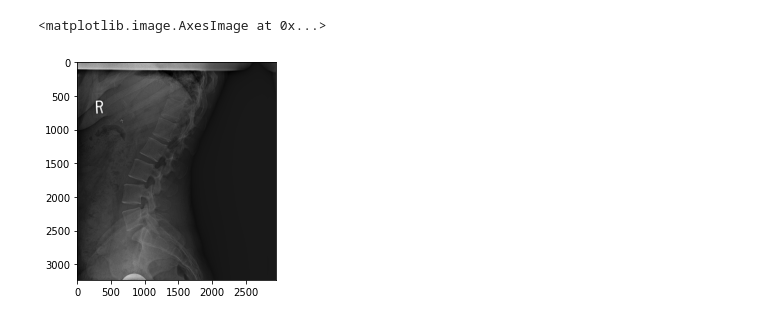
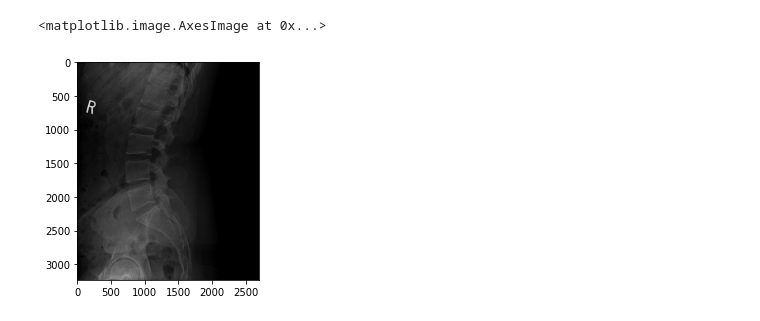
Before and after one commit to wkdalswns0427/UNet-MRI-Spine-Segmentation, a Jupyter notebook: Preliminary.ipynb, the cells around one changed output. Saved outputs shown, nothing was run; the diff lists cells and outputs as text; code cells hidden in the pictures.

```diff
--- a/Preliminary.ipynb
+++ b/Preliminary.ipynb
@@ -18,7 +18,7 @@ IMG_DIR = "ChallengeSample/"
 # %%
 Image = readBMP(IMG_DIR)
 # %%
-plt.imshow(Image[1], cmap='gray')
+plt.imshow(Image[0], cmap='gray')
 # %% [output]
 <matplotlib.image.AxesImage at 0x...>
-[figure, old version]
+[figure, new version]
```
Also changed, not shown: parts of 6 cells of this notebook.
